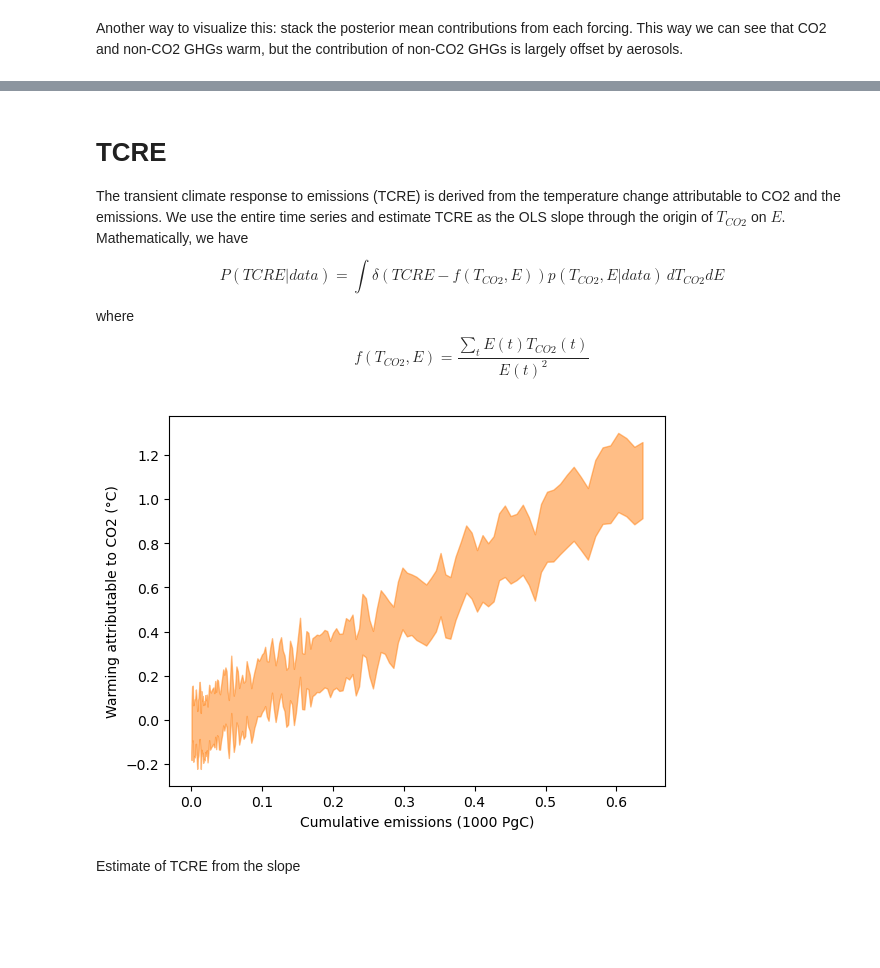
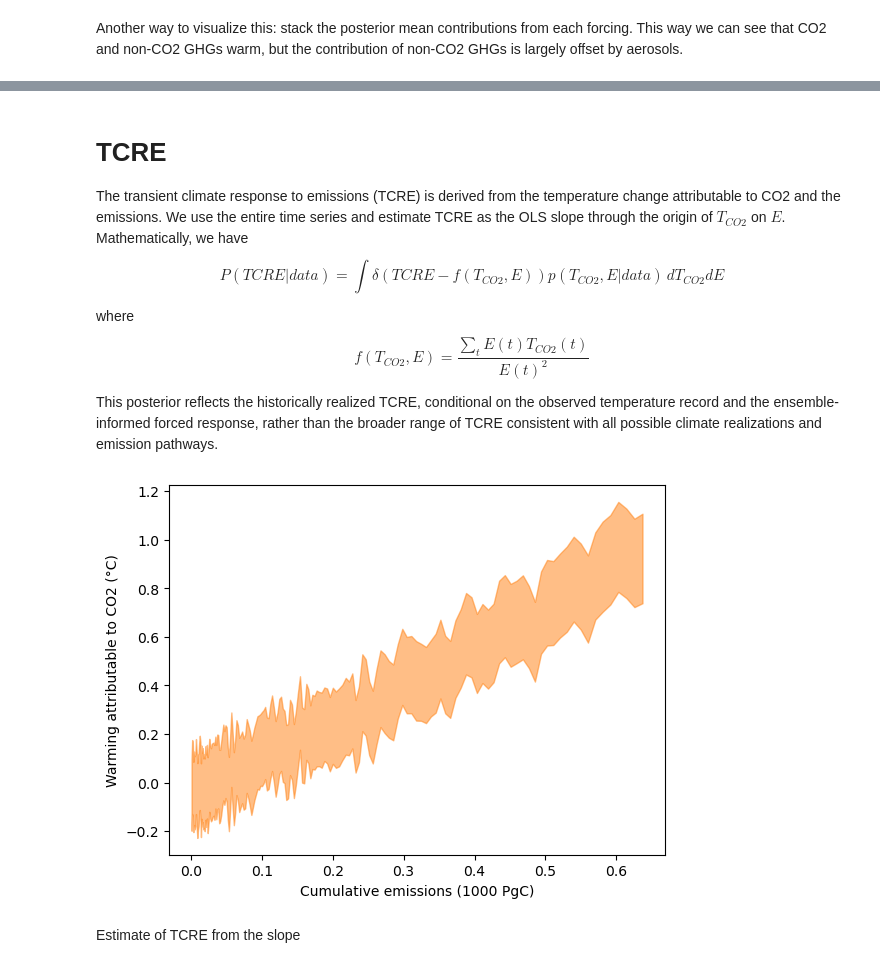
Before and after one commit to netzeroasap/TCRE_Assessment, a Jupyter notebook: notebooks/TCRE_from_DAMIP.ipynb, the cells around one changed output, grey strips where cells are left out. Cells and saved outputs as stored; diff of their text form; code cells hidden in the pictures; blank space fills up the shorter version.

```diff
--- a/notebooks/TCRE_from_DAMIP.ipynb
+++ b/notebooks/TCRE_from_DAMIP.ipynb
@@ -326,12 +368,14 @@ The transient climate response to emissions (TCRE) is derived from the temperatu
 $$ P(TCRE | data) = \int \delta(TCRE - f(T_{CO2},E))p(T_{CO2},E| data)\,dT_{CO2} dE$$
 
 where $$f(T_{CO2}, E) = \frac{\sum_{t}E(t) T_{CO2}(t)}{E(t)^2}$$
+
+This posterior reflects the historically realized TCRE, conditional on the observed temperature record and the ensemble-informed forced response, rather than the broader range of TCRE consistent with all possible climate realizations and emission pathways.
 # %%
-az.plot_hdi(mu_E,trace_tcre.posterior.attributable_CO2,smooth=False,hdi_prob=.95)
+az.plot_hdi(mu_E,trace.posterior.attributable_CO2,smooth=False,hdi_prob=.95)
 tmp=plt.xlabel("Cumulative emissions (1000 PgC)")
 tmp=plt.ylabel("Warming attributable to CO2 (°C)")
 # %% [output]
-[figure, old version]
+[figure, new version]
 # %% [markdown]
 Estimate of TCRE from the slope
 # %%
```
Also changed, not shown: parts of 15 cells of this notebook.
